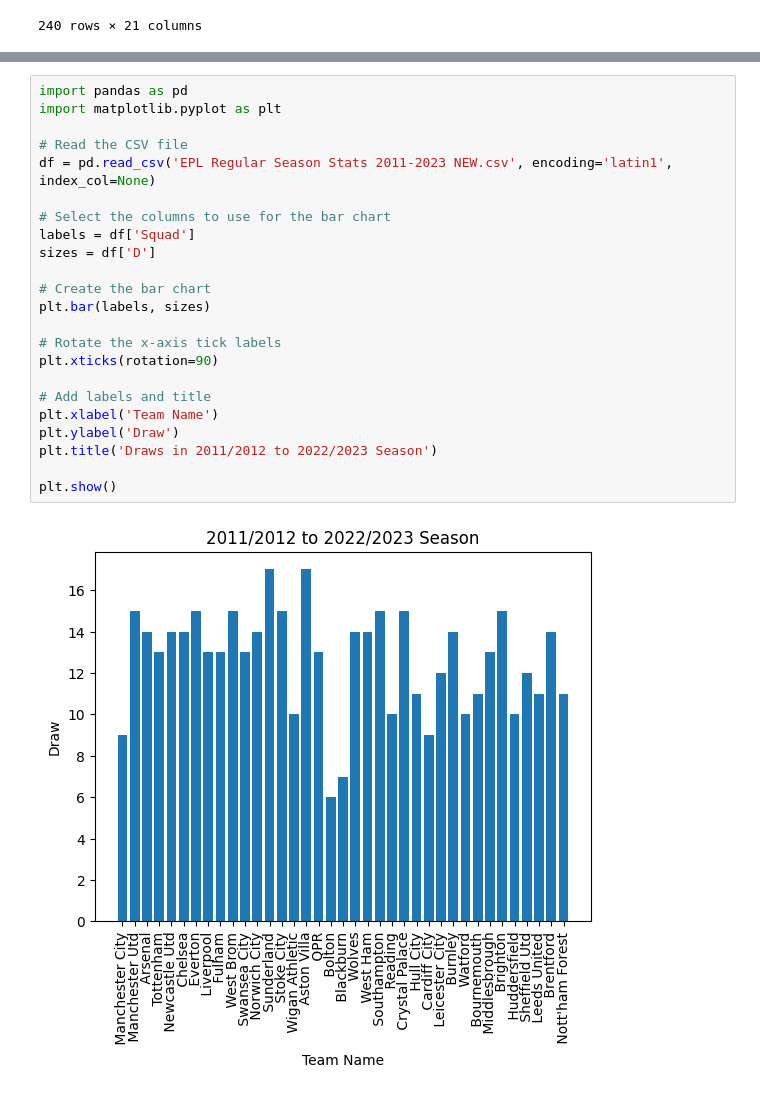
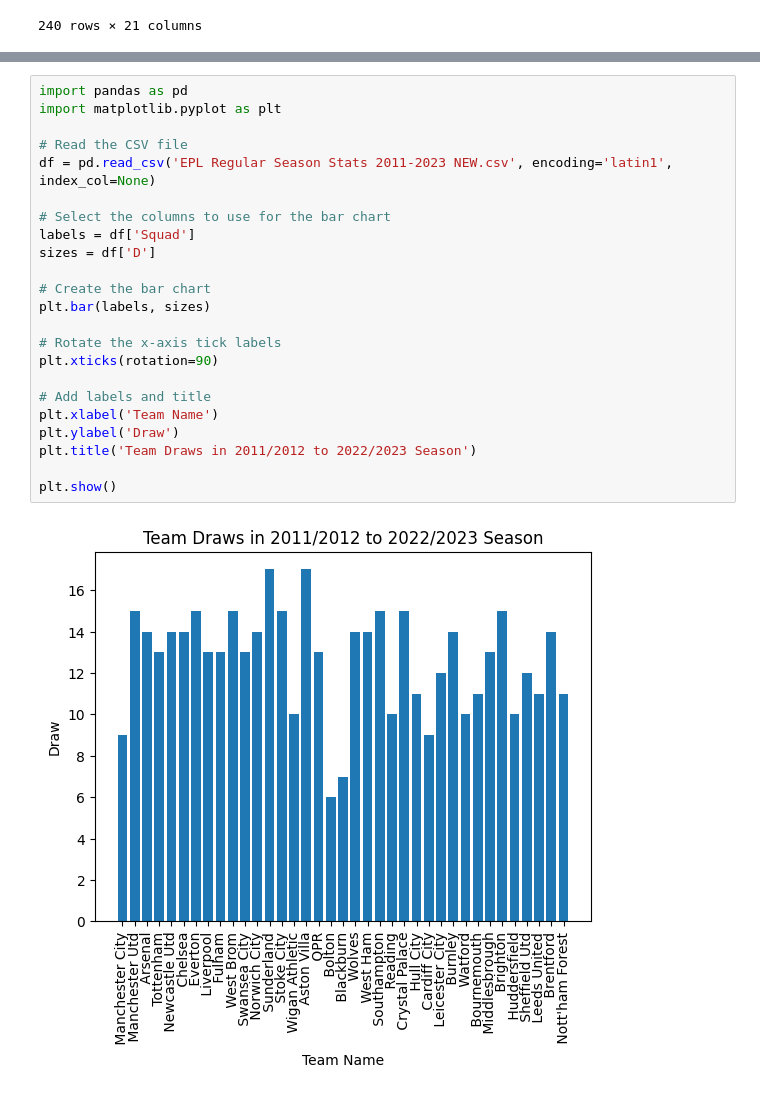
Before and after one commit to NeghiDB/365DaysSoccerDataAnalysisChallenge, a Jupyter notebook: index.ipynb, the cells around one changed output, grey strips where cells are left out. Drawn from its saved outputs; the diff is of its cells as text.

```diff
--- a/index.ipynb
+++ b/index.ipynb
@@ -273,28 +273,28 @@ plt.show()
 # %%
 import pandas as pd
 import matplotlib.pyplot as plt
 
 # Read the CSV file
 df = pd.read_csv('EPL Regular Season Stats 2011-2023 NEW.csv', encoding='latin1', index_col=None)
 
 # Select the columns to use for the bar chart
 labels = df['Squad']
 sizes = df['D']
 
 # Create the bar chart
 plt.bar(labels, sizes)
 
 # Rotate the x-axis tick labels
 plt.xticks(rotation=90)
 
 # Add labels and title
 plt.xlabel('Team Name')
 plt.ylabel('Draw')
-plt.title('Draws in 2011/2012 to 2022/2023 Season')
+plt.title('Team Draws in 2011/2012 to 2022/2023 Season')
 
 plt.show()
 # %% [output]
-[figure, old version]
+[figure, new version]
 # %%
 import pandas as pd
 import matplotlib.pyplot as plt
```
Also changed, not shown: parts of 4 cells of this notebook.
